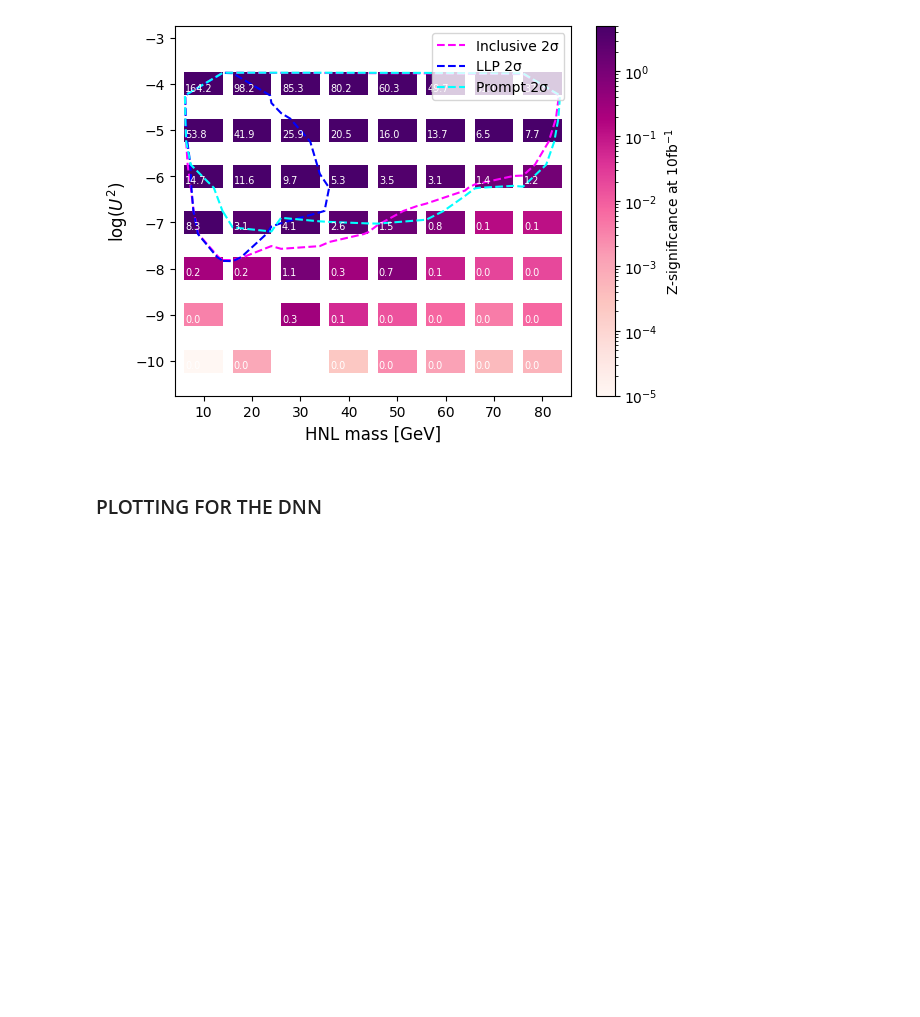
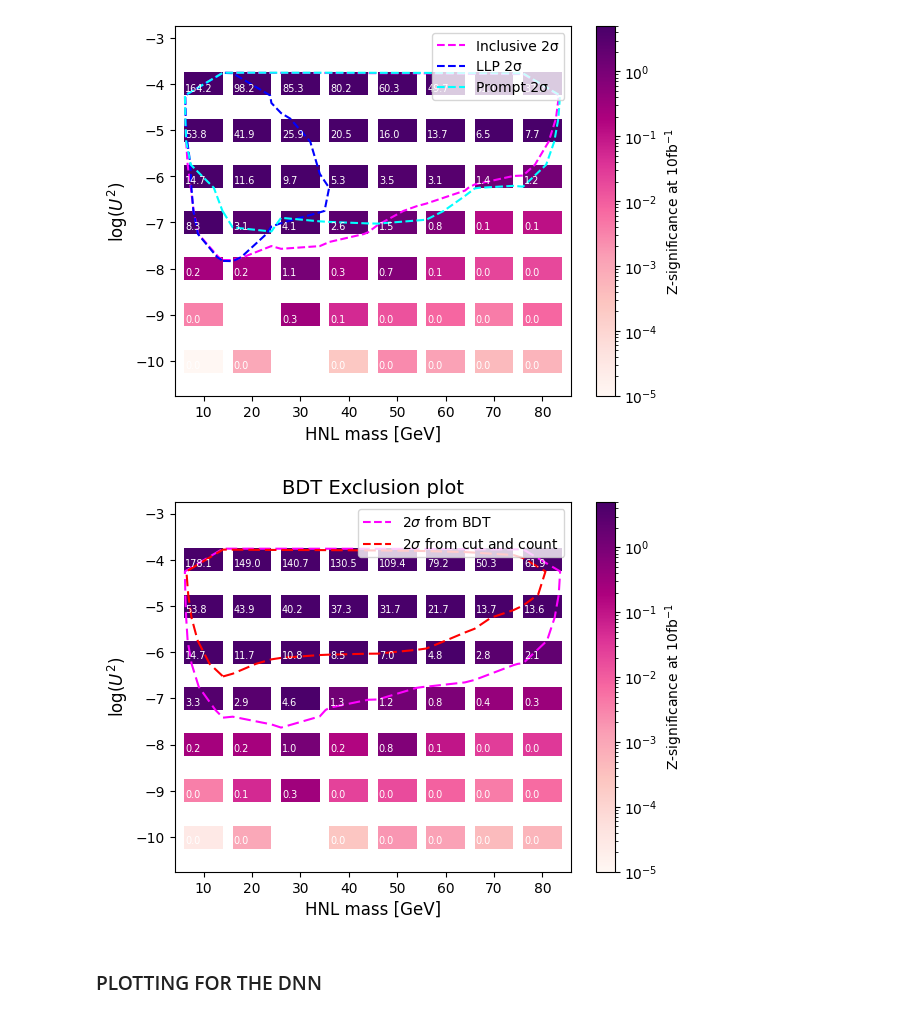
Before and after one commit to tomcritchley/FCCAnalyses_local, a Jupyter notebook: xgboost/xgboost_batch/plotting_limits.ipynb, the cells around one changed output. Saved outputs shown, nothing was run; the diff lists cells and outputs as text; code cells hidden in the pictures; blank space fills up the shorter version.

```diff
--- a/xgboost/xgboost_batch/plotting_limits.ipynb
+++ b/xgboost/xgboost_batch/plotting_limits.ipynb
@@ -2443,7 +2443,7 @@ from matplotlib.lines import Line2D
 import json
 from sklearn.metrics import auc
 
-with open('test_xgboost_results17_10fb.json', 'r') as file:
+with open('BDT_results_run17.json', 'r') as file:
 
     data = json.load(file)
 
@@ -2528,34 +2528,36 @@ def make_hist_2D():
 
     print(f"Area enclosed by BDT 2σ contour: {area_contour}")
     print(f"Area enclosed by Cut and Count 2σ contour: {area_cc}")
     print(f"Difference in areas: {area_difference}")
     # Find the difference in areas
     percentage_improvement = (area_difference / area_cc) * 100
 
     print(f"Percentage Improvement: {percentage_improvement:.2f}%")"""
 
     # Create legend entries
     legend_elements = [Line2D([0], [0], color='magenta', linestyle='dashed', label='2$\sigma$ from BDT'),
                        Line2D([0], [0], color='red', linestyle='dashed', label='2$\sigma$ from cut and count')]
                        #Line2D([0], [0], color='blue', label='5$\sigma$')]
 
     plt.legend(handles=legend_elements, loc='upper right')
 
     plt.xlabel("HNL mass [GeV]", fontsize=12)
     plt.ylabel("log($U^2$)", fontsize=12)
     plt.title("BDT Exclusion plot", fontsize=14)
 
 
     for i in range(len(x_edges) -1):
         for j in range(len(y_edges) -1):
             if hist[i, j] > 0:
                 plt.text(x_edges[i] +0.2, y_edges[j]+0.1, f'{hist[i, j]:.1f}', color='white', fontsize = 7)
 
 
-    plt.savefig('exclusionplot_10fb_run12_LLP.pdf', format='pdf')
+    plt.savefig('exclusionplot_10fb_run17.pdf', format='pdf')
     plt.show()
 
 make_hist_2D()
+# %% [output]
+[figure, added]
 # %% [markdown]
 ### PLOTTING FOR THE DNN
 # %%
```
Also changed, not shown: parts of 6 cells of this notebook, 1 other file.
